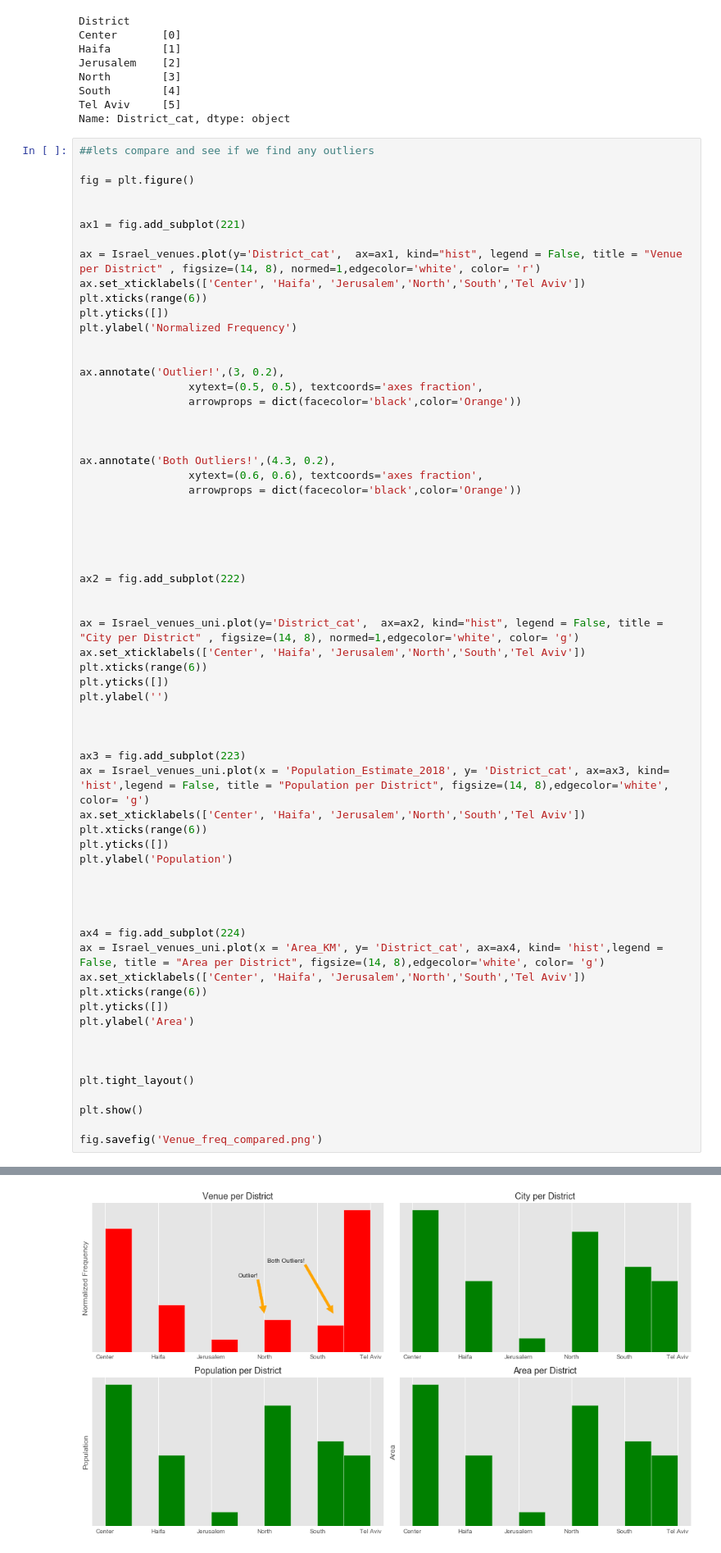
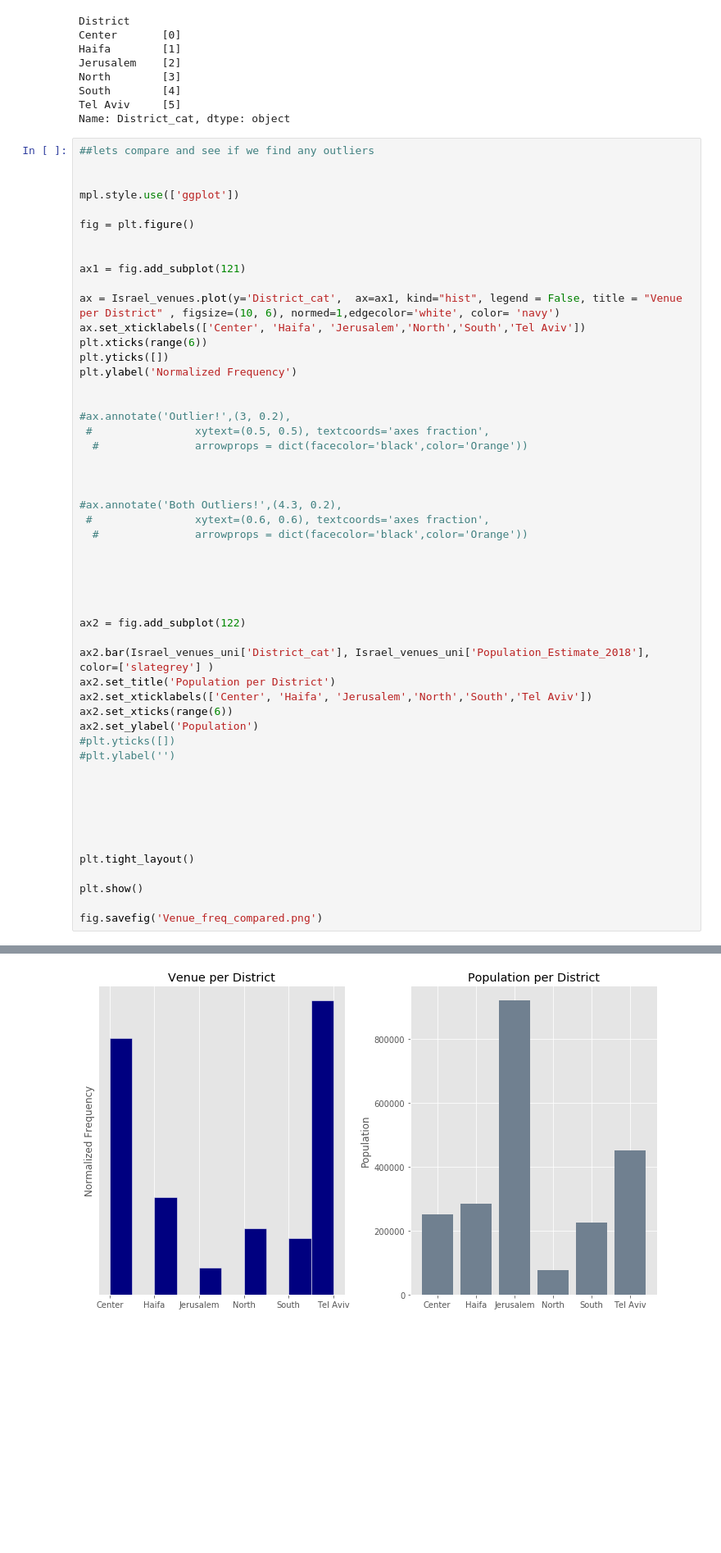
Before and after one commit to guy6400/Coursera_Capstone, a Jupyter notebook: Capstone_Project_Final.ipynb, the cells around one changed output, grey strips where cells are left out. Shown at 82% size. Cells and saved outputs as stored; diff of their text form; blank space fills up the shorter version.

```diff
--- a/Capstone_Project_Final.ipynb
+++ b/Capstone_Project_Final.ipynb
@@ -1043,60 +1049,48 @@ Tel Aviv     [5]
 Name: District_cat, dtype: object
 # %%
 ##lets compare and see if we find any outliers
+
+
+mpl.style.use(['ggplot'])
 
 fig = plt.figure()
 
 
-ax1 = fig.add_subplot(221)
+ax1 = fig.add_subplot(121)
 
-ax = Israel_venues.plot(y='District_cat',  ax=ax1, kind="hist", legend = False, title = "Venue per District" , figsize=(14, 8), normed=1,edgecolor='white', color= 'r')
+ax = Israel_venues.plot(y='District_cat',  ax=ax1, kind="hist", legend = False, title = "Venue per District" , figsize=(10, 6), normed=1,edgecolor='white', color= 'navy')
 ax.set_xticklabels(['Center', 'Haifa', 'Jerusalem','North','South','Tel Aviv'])
 plt.xticks(range(6))
 plt.yticks([])
 plt.ylabel('Normalized Frequency')
 
 
-ax.annotate('Outlier!',(3, 0.2),
-                 xytext=(0.5, 0.5), textcoords='axes fraction',
-                 arrowprops = dict(facecolor='black',color='Orange'))
+#ax.annotate('Outlier!',(3, 0.2),
+ #                xytext=(0.5, 0.5), textcoords='axes fraction',
+  #               arrowprops = dict(facecolor='black',color='Orange'))
 
 
 
-ax.annotate('Both Outliers!',(4.3, 0.2),
-                 xytext=(0.6, 0.6), textcoords='axes fraction',
-                 arrowprops = dict(facecolor='black',color='Orange'))
+#ax.annotate('Both Outliers!',(4.3, 0.2),
+ #                xytext=(0.6, 0.6), textcoords='axes fraction',
+  #               arrowprops = dict(facecolor='black',color='Orange'))
 
 
 
 
 
-ax2 = fig.add_subplot(222)
+ax2 = fig.add_subplot(122)
 
-
-ax = Israel_venues_uni.plot(y='District_cat',  ax=ax2, kind="hist", legend = False, title = "City per District" , figsize=(14, 8), normed=1,edgecolor='white', color= 'g')
-ax.set_xticklabels(['Center', 'Haifa', 'Jerusalem','North','South','Tel Aviv'])
-plt.xticks(range(6))
-plt.yticks([])
-plt.ylabel('')
+ax2.bar(Israel_venues_uni['District_cat'], Israel_venues_uni['Population_Estimate_2018'], color=['slategrey'] )
+ax2.set_title('Population per District')
+ax2.set_xticklabels(['Center', 'Haifa', 'Jerusalem','North','South','Tel Aviv'])
+ax2.set_xticks(range(6))
+ax2.set_ylabel('Population')
+#plt.yticks([])
+#plt.ylabel('')
 
 
 
-ax3 = fig.add_subplot(223)
-ax = Israel_venues_uni.plot(x = 'Population_Estimate_2018', y= 'District_cat', ax=ax3, kind= 'hist',legend = False, title = "Population per District", figsize=(14, 8),edgecolor='white', color= 'g')
-ax.set_xticklabels(['Center', 'Haifa', 'Jerusalem','North','South','Tel Aviv'])
-plt.xticks(range(6))
-plt.yticks([])
-plt.ylabel('Population')
-
-
-
-
-ax4 = fig.add_subplot(224)
-ax = Israel_venues_uni.plot(x = 'Area_KM', y= 'District_cat', ax=ax4, kind= 'hist',legend = False, title = "Area per District", figsize=(14, 8),edgecolor='white', color= 'g')
-ax.set_xticklabels(['Center', 'Haifa', 'Jerusalem','North','South','Tel Aviv'])
-plt.xticks(range(6))
-plt.yticks([])
-plt.ylabel('Area')
 
 
 
@@ -1109 +1105 @@ fig.savefig('Venue_freq_compared.png')
-[figure, old version]
+[figure, new version]
```
Also changed, not shown: parts of 12 cells of this notebook.
